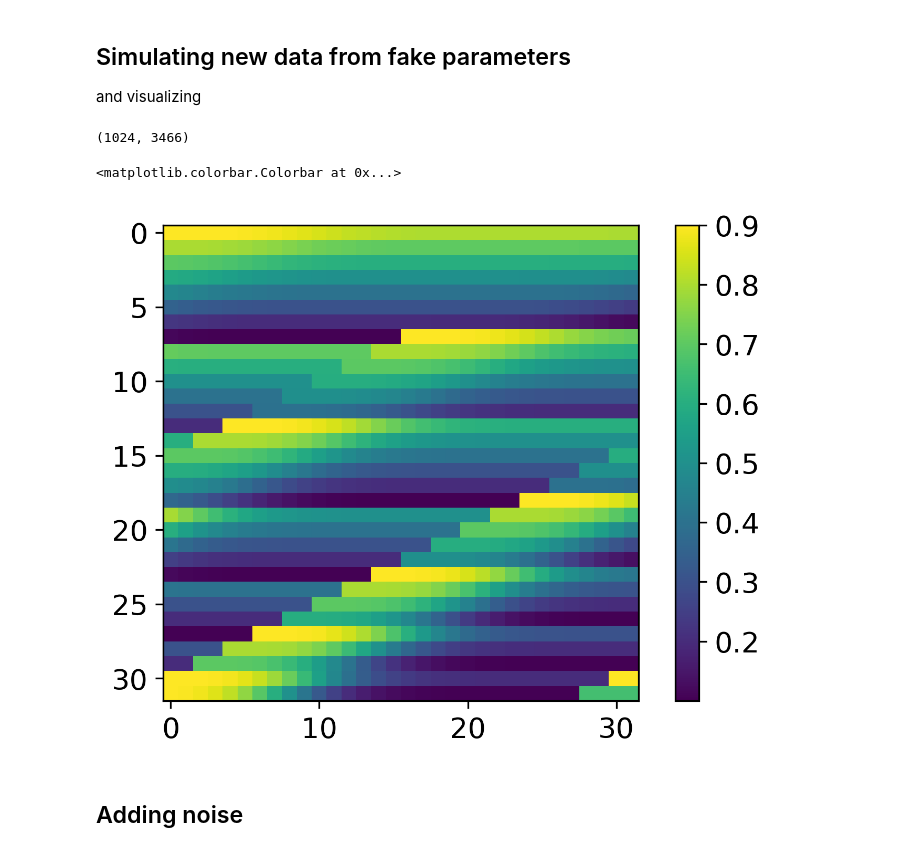
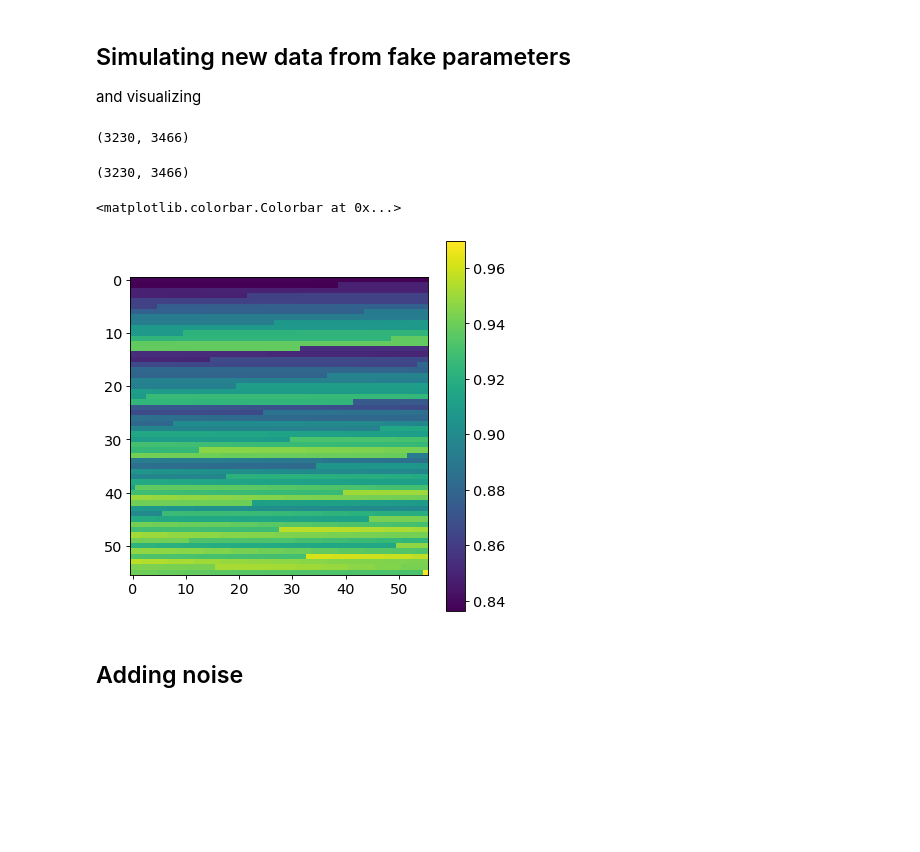
Before and after one commit to theavage/Master-project, a Jupyter notebook: network/simulate_data.ipynb, the cells around one changed output. Saved outputs shown, nothing was run; the diff lists cells and outputs as text; code cells hidden in the pictures; blank space fills up the shorter version.

```diff
--- a/network/simulate_data.ipynb
+++ b/network/simulate_data.ipynb
@@ -179,18 +177,24 @@ and visualizing
 # %%
 simulated_signal = verdict_mod.simulate_signal(scheme,parameter_vector)
 # %%
-simulated_signal = simulated_signal.reshape(1024,3466)
 
-np.save('simulated_3466.npy',simulated_signal)
+np.save('simulated_3230.npy',simulated_signal)
 simulated_signal.shape
 # %% [output]
-(1024, 3466)
+(3230, 3466)
-# %%
-plt.imshow(simulated_signal[:,:,3465])
-plt.colorbar()
-# %% [output]
-<matplotlib.colorbar.Colorbar at 0x...>
-[figure, removed]
+# %%
+pred_signal.shape
+# %% [output]
+(3230, 3466)
+# %%
+from matplotlib import pyplot as plt
+
+plt.figure(figsize=(6,6),dpi=80)
+plt.imshow(pred_signal[:56*56].reshape(56,56,3466)[:,:,1])
+plt.colorbar()
+# %% [output]
+<matplotlib.colorbar.Colorbar at 0x...>
+[figure, added]
 # %% [markdown]
 ## Adding noise
 # %% [markdown]
```
Also changed, not shown: parts of 9 cells of this notebook, 6 other files.
